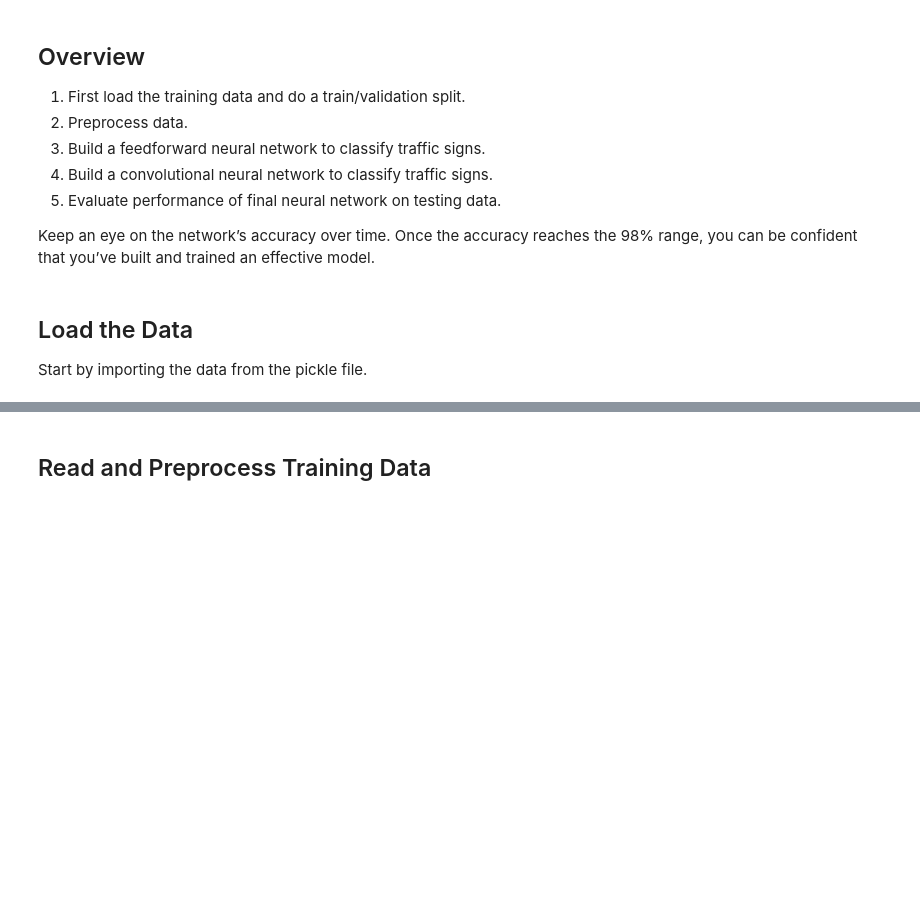
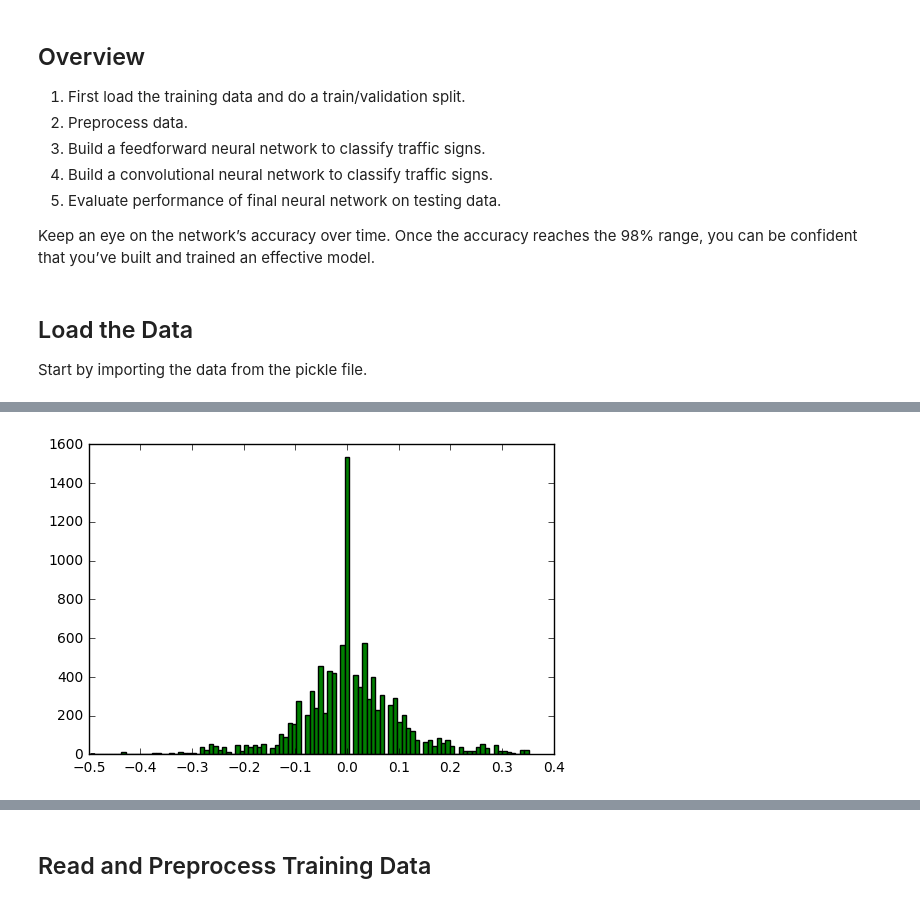
Before and after one commit to overtane/udacity-carnd-p3, a Jupyter notebook: nvidia-keras.ipynb, the cells around one changed output, grey strips where cells are left out. Cells and saved outputs as stored; diff of their text form; code cells hidden in the pictures; blank space fills up the shorter version.

```diff
--- a/nvidia-keras.ipynb
+++ b/nvidia-keras.ipynb
@@ -172,3 +184,10 @@ print("Samples:",len(df))
+# %%
+num_bins = 100
+# the histogram of the data
+n, bins, patches = plt.hist(df.loc[:,'steering'], num_bins, facecolor='green')
+plt.show()
+# %% [output]
+[figure, added]
 # %%
 def read_img(df, data_path, camera, nbr):
     data_file = data_path + '/' + df.loc[nbr,camera].strip()
```
Also changed, not shown: parts of 24 cells of this notebook, 8 other files.
